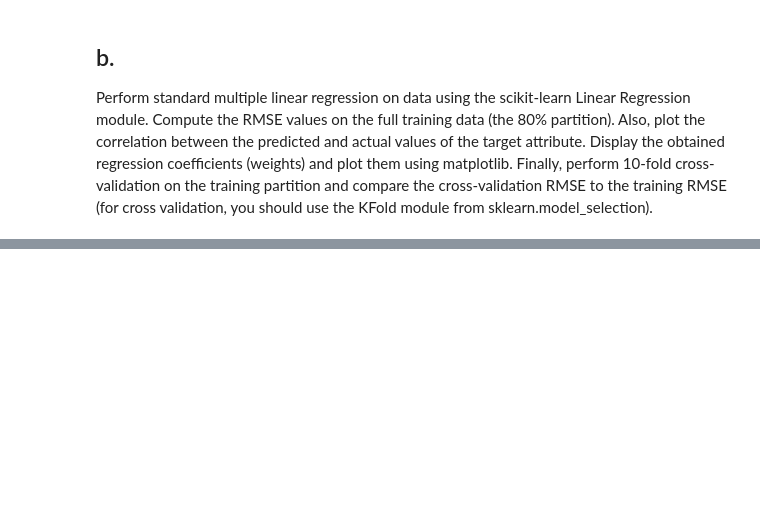
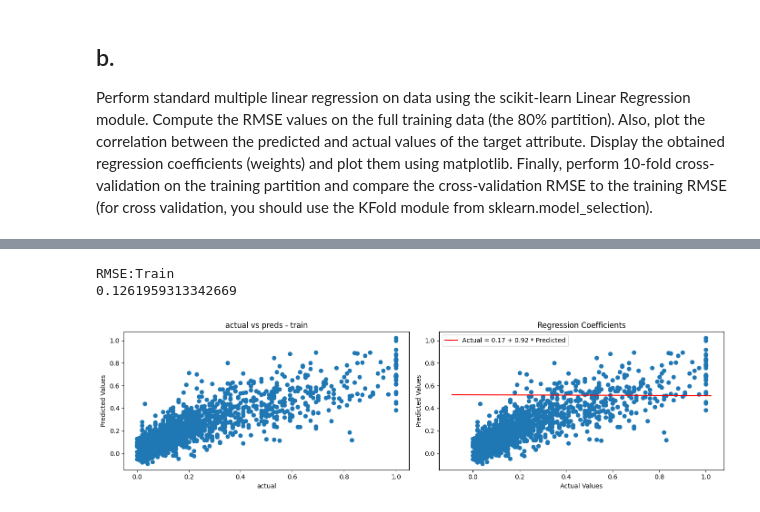
Before and after one commit to kushalnavghare/DSC-478_PRG_ML_APP, a Jupyter notebook: Assignment_3.ipynb, the cells around one changed output, grey strips where cells are left out. Cells and saved outputs as stored; diff of their text form; code cells hidden in the pictures; blank space fills up the shorter version.

```diff
--- a/Assignment_3.ipynb
+++ b/Assignment_3.ipynb
@@ -141,0 +147,44 @@ ValueError: ignored
+# %%
+# predict
+train_preds = lin_model.predict(X_train)
+test_preds = lin_model.predict(X_test)
+# %%
+print("RMSE:Train")
+print(np.sqrt(mean_squared_error(y_train, train_preds)))
+# %% [output]
+RMSE:Train
+0.1261959313342669
+# %%
+# get model attr
+lin_intercept = lin_model.intercept_
+lin_coefficient = lin_model.coef_[0]
+# %%
+x = np.linspace(min(train_preds), max(train_preds), 100)
+# %%
+y = lin_intercept + lin_coefficient * x
+# %%
+# correlation
+
+plt.figure(figsize=(14, 4))
+ax1 = plt.subplot(1,2,1)
+ax2 = plt.subplot(1,2,2)
+
+ax1.scatter(y_train, train_preds)
+ax1.set_xlabel("actual")
+ax1.set_ylabel('Predicted Values')
+ax1.set_title('actual vs preds - train')
+
+
+# ax2.subplot(102)
+ax2.plot(x, y, color='red', label=f'Actual = {intercept:.2f} + {coefficient:.2f} * Predicted')
+ax2.scatter(y_train, train_preds)
+ax2.set_xlabel('Actual Values')
+ax2.set_ylabel('Predicted Values')
+ax2.set_title('Regression Coefficients')
+ax2.legend()
+
+
+# ax2.grid(True)
+# ax2.show()
+# %% [output]
+[figure, added]
```
Also changed, not shown: parts of 13 cells of this notebook.
